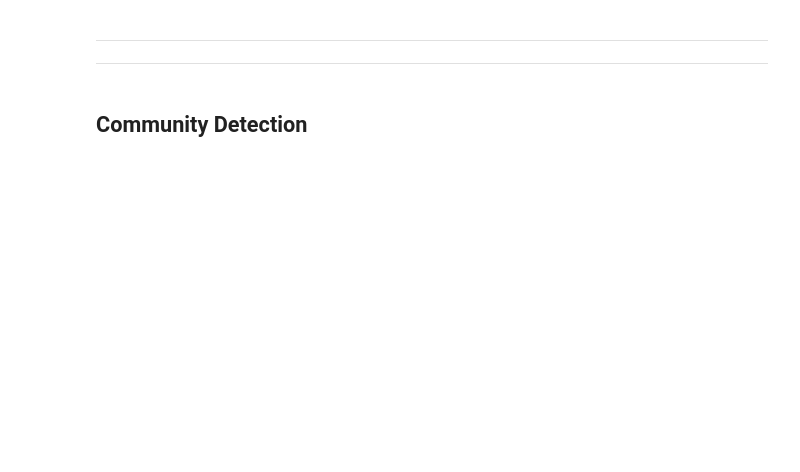
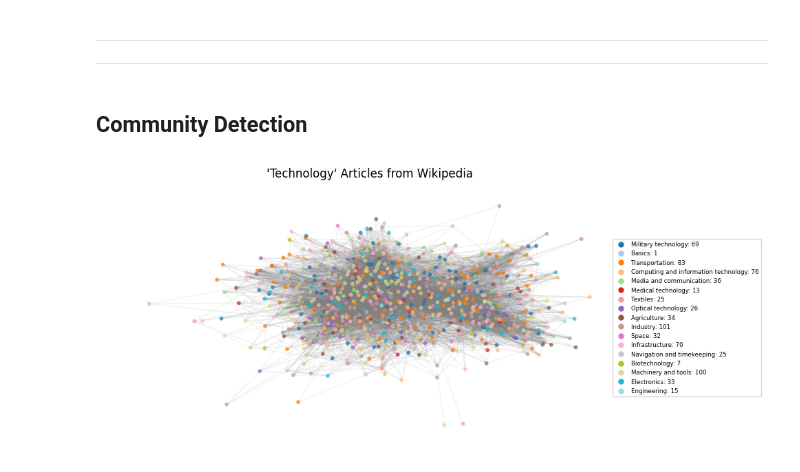
Before and after one commit to LM1997610/Social_Networks, a Jupyter notebook: Project/Untitled30.ipynb, the cells around one changed output. Cells and saved outputs as stored; diff of their text form; code cells hidden in the pictures; blank space fills up the shorter version.

```diff
--- a/Project/Untitled30.ipynb
+++ b/Project/Untitled30.ipynb
@@ -429,3 +433,13 @@ media ponderata 2.75
 ---------------------------------------------------------------------------
 # %% [markdown]
 ## Community Detection
+# %%
+sub_nodes = [x for x,v in enumerate(wikivitals.labels) if v == label_id['Technology']]
+
+node_labels = {sub_nodes[i]: wikivitals.names_labels_hierarchy[wikivitals.labels_hierarchy[sub_nodes[i]]].split("|||")[1] for i in range(len(sub_nodes))}
+
+H = G.subgraph(sub_nodes)
+# %%
+show_subnet(H.to_undirected(), node_labels)
+# %% [output]
+[figure, added]
```
Also changed, not shown: parts of 8 cells of this notebook.
